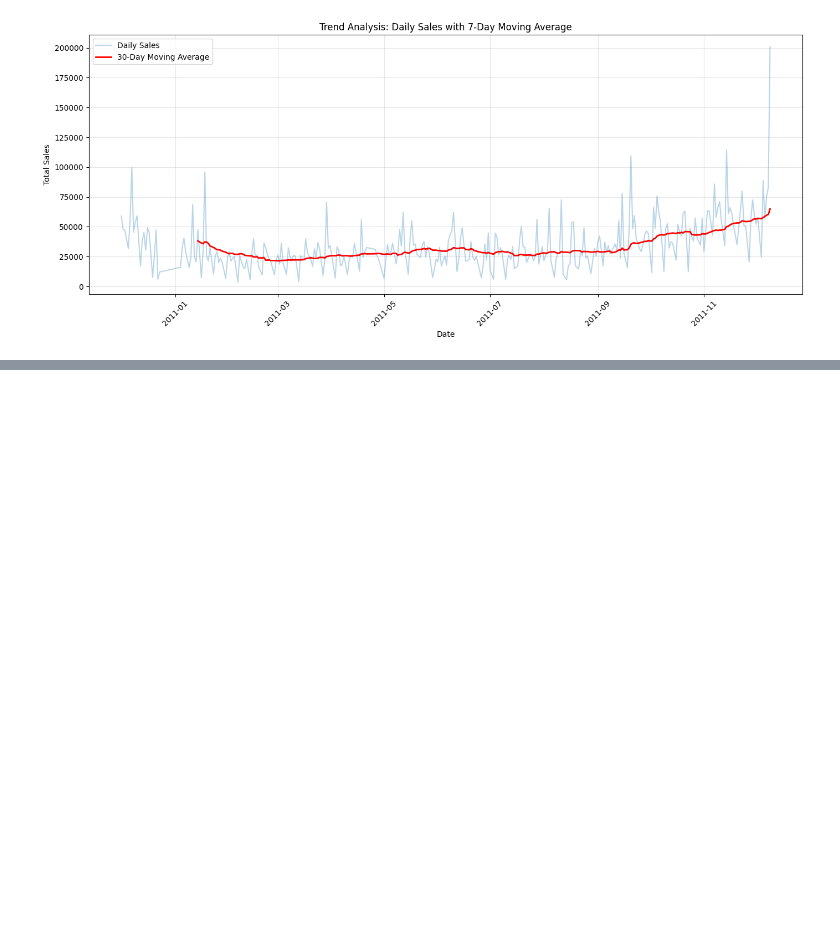
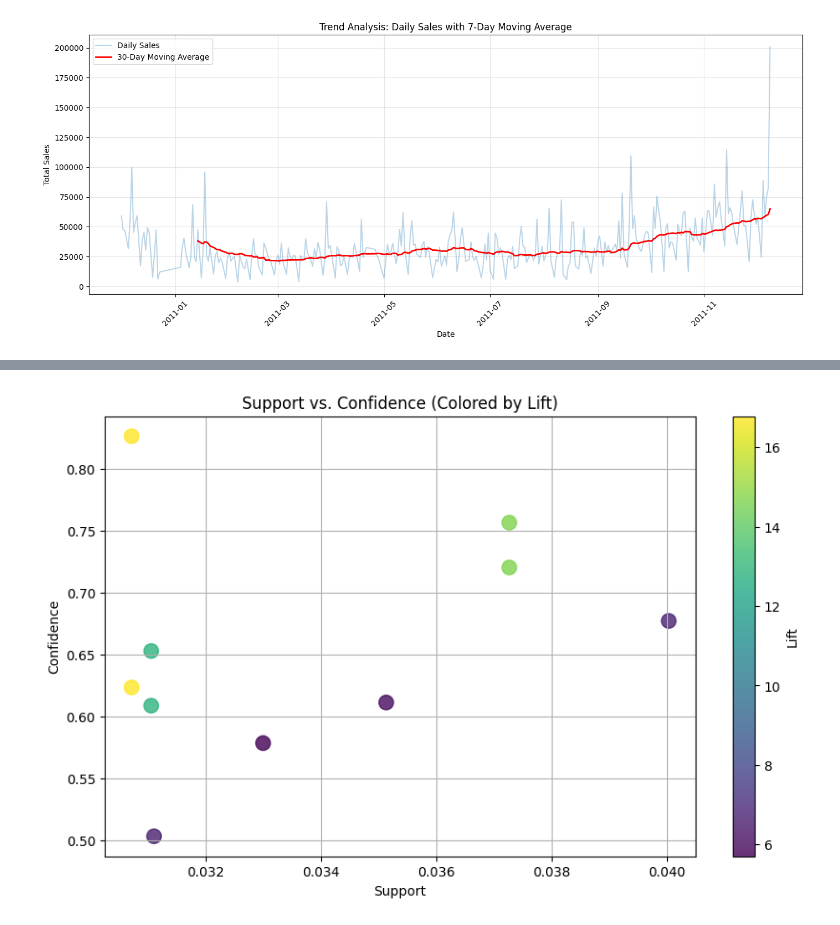
Before and after one commit to rose-giant/Data-Mining-Course-Projects, a Jupyter notebook: HW2/main.ipynb, the cells around one changed output, grey strips where cells are left out. Saved outputs shown, nothing was run; the diff lists cells and outputs as text; code cells hidden in the pictures; blank space fills up the shorter version.

```diff
--- a/HW2/main.ipynb
+++ b/HW2/main.ipynb
@@ -405,0 +487,4 @@ plt.show()
+# %%
+frequent_items = apriori(df_hot, min_support=0.03, use_colnames=True)
+frequent_items = frequent_items.sort_values("support", ascending=False)
+frequent_items
@@ -405,0 +534,5 @@ plt.show()
+# %%
+rules = association_rules(frequent_items, metric="confidence", min_threshold=0.5)
+rules = rules.sort_values("confidence", ascending=False)
+rules["confidence"]
+len(rules)
@@ -405,0 +563,11 @@ plt.show()
+# %%
+filtered_rules = rules[
+    (rules["lift"] > 2) &
+    (rules["support"] > 0.03) &
+    (rules["confidence"] >= 0.5)
+]
+
+filtered_rules = filtered_rules.sort_values("lift", ascending=False)
+print(len(filtered_rules))
+top10_rules = filtered_rules.head(10)
+top10_rules
@@ -405,0 +607,20 @@ plt.show()
+# %%
+plt.figure(figsize=(10,6))
+
+scatter = plt.scatter(
+    top10_rules["support"],
+    top10_rules["confidence"],
+    c=top10_rules["lift"],
+    s=120,
+    alpha=0.8,
+)
+
+plt.colorbar(scatter, label="Lift")
+plt.xlabel("Support")
+plt.ylabel("Confidence")
+plt.title("Support vs. Confidence (Colored by Lift)")
+plt.grid(True)
+
+plt.show()
+# %% [output]
+[figure, added]
```
Also changed, not shown: parts of 21 cells of this notebook, 1 other file.
